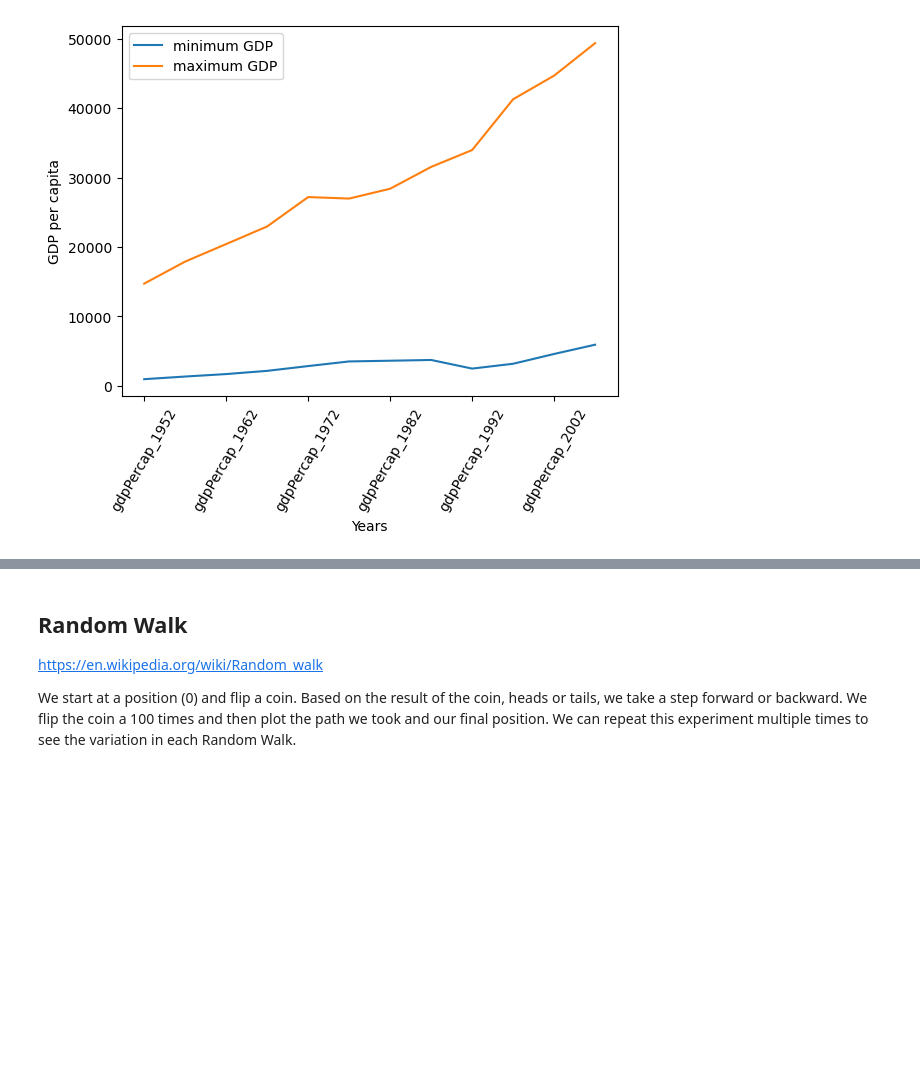
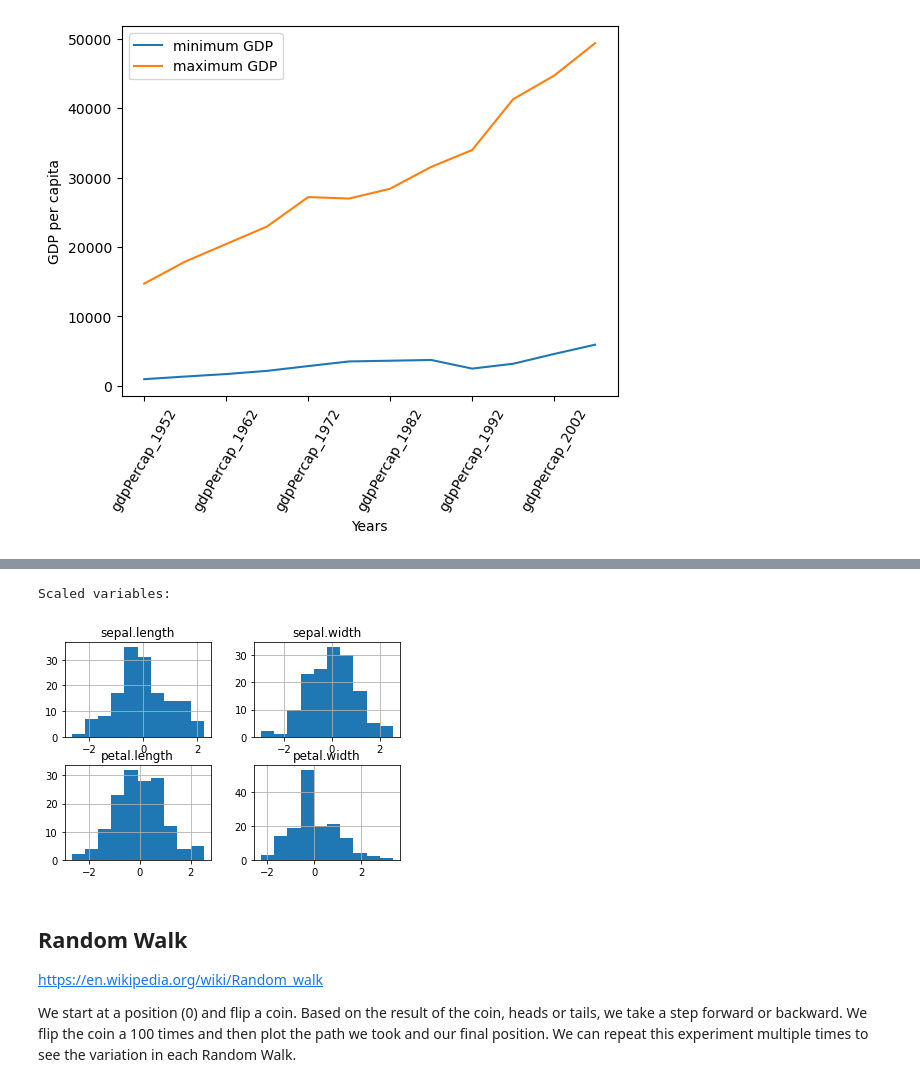
Before and after one commit to clemsonciti/rcde_workshops, a Jupyter notebook: python_programming/03-IntroToPython-III.ipynb, the cells around one changed output, grey strips where cells are left out. Cells and saved outputs as stored; diff of their text form; code cells hidden in the pictures; blank space fills up the shorter version.

```diff
--- a/python_programming/03-IntroToPython-III.ipynb
+++ b/python_programming/03-IntroToPython-III.ipynb
@@ -507,3 +663,9 @@ plt.style.use?
+# %%
+print("Scaled variables:")
+_ = df_scaled.hist()
+# %% [output]
+Scaled variables:
+[figure, added]
 # %% [markdown]
 ## Random Walk
 
```
Also changed, not shown: parts of 17 cells of this notebook.
